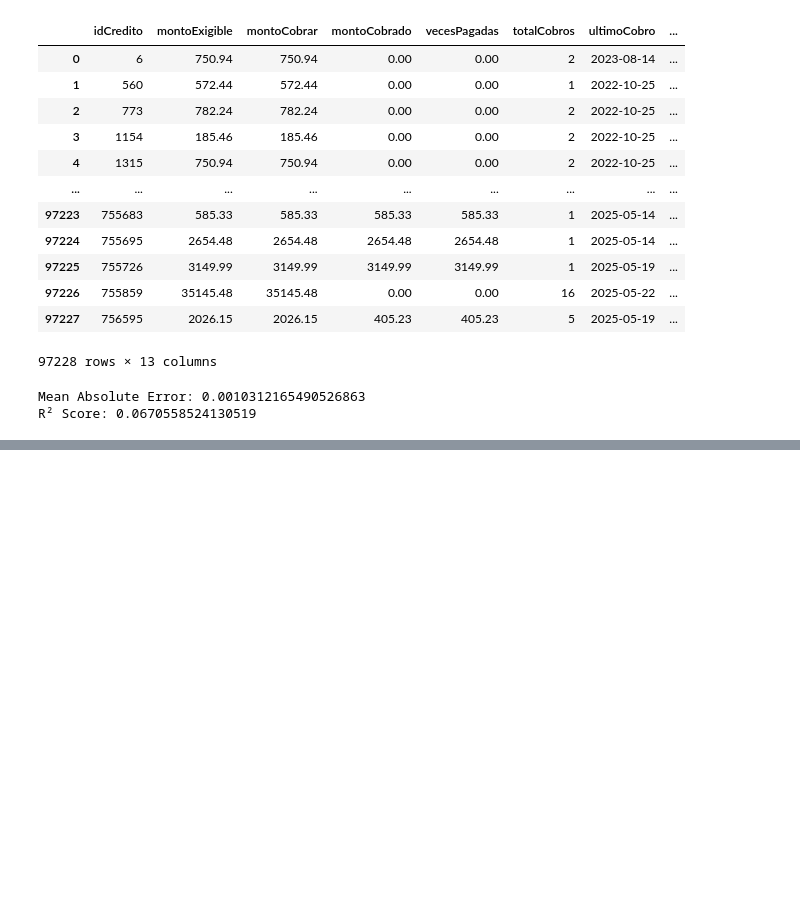
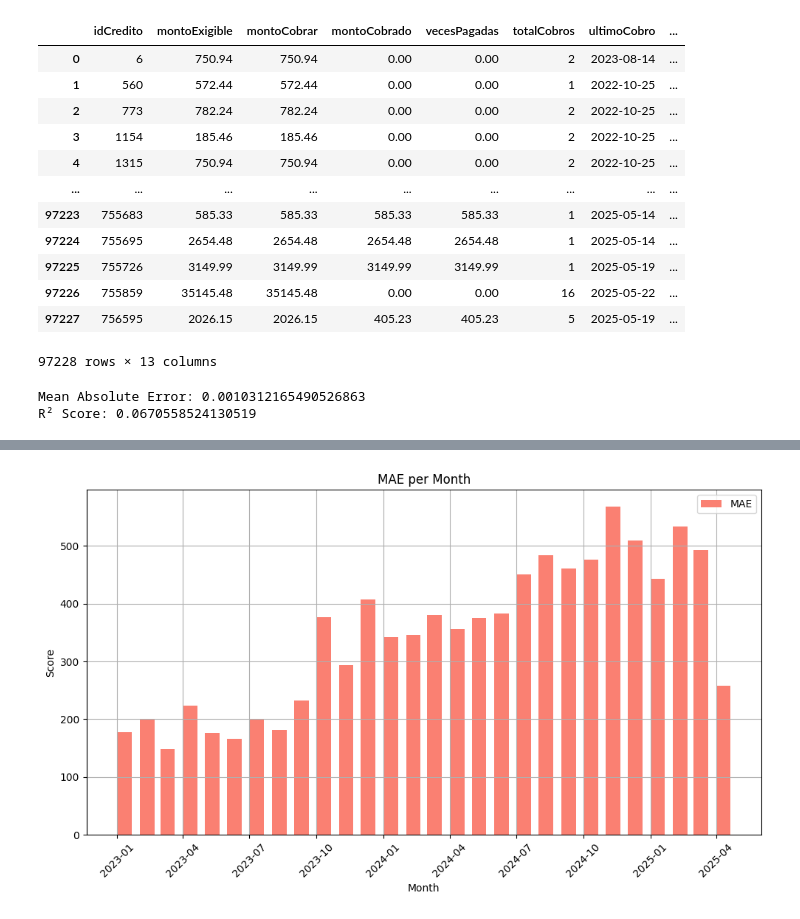
Before and after one commit to Azahramirez/databallers, a Jupyter notebook: notebooks/generaciongrafica.ipynb, the cells around one changed output, grey strips where cells are left out. Drawn from its saved outputs; the diff is of its cells as text; code cells hidden in the pictures; blank space fills up the shorter version.

```diff
--- a/notebooks/generaciongrafica.ipynb
+++ b/notebooks/generaciongrafica.ipynb
@@ -254,0 +293,27 @@ KeyError: 'montoCobrado2025'
+# %%
+import matplotlib.pyplot as plt
+import pandas as pd
+
+
+
+# Create date column
+results_df['date'] = pd.to_datetime(results_df[['year', 'month']].assign(day=1))
+
+# Bar plot
+fig, ax = plt.subplots(figsize=(10, 6))
+
+x = results_df['date']
+width = pd.Timedelta(days=10)
+
+ax.bar(x + width, results_df['mae'], width=20, label='MAE', color='salmon')
+
+ax.set_title('MAE per Month')
+ax.set_xlabel('Month')
+ax.set_ylabel('Score')
+ax.legend()
+ax.grid(True)
+plt.xticks(rotation=45)
+plt.tight_layout()
+plt.show()
+# %% [output]
+[figure, added]
```
Also changed, not shown: parts of 3 cells of this notebook.
